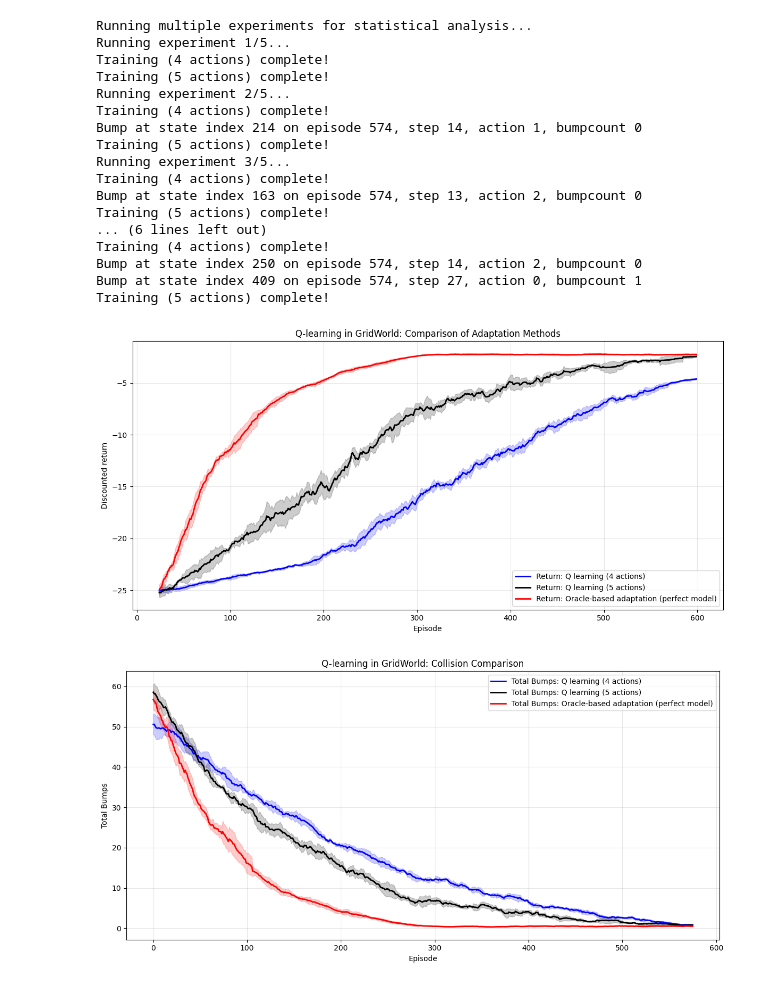
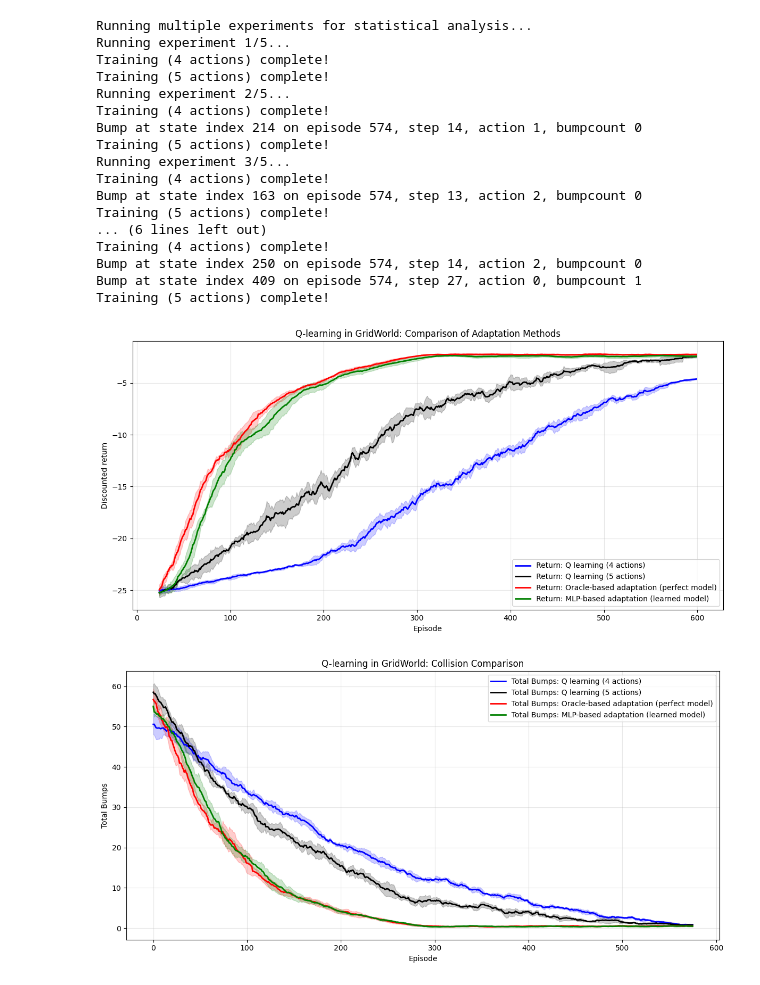
Before and after one commit to thongds/paper, a Jupyter notebook: deterministic_trans/main.ipynb, the cells around one changed output. Cells and saved outputs as stored; diff of their text form; code cells hidden in the pictures.

```diff
--- a/deterministic_trans/main.ipynb
+++ b/deterministic_trans/main.ipynb
@@ -85,7 +85,6 @@ def run_multiple_experiments(n_runs=5, base_seed=123):
     all_bumps5mlp = []
     all_bumps5ignore = []
 
-
     for run in range(n_runs):
         current_seed = base_seed + run * 42
         # Reset random seeds
@@ -103,6 +102,13 @@ def run_multiple_experiments(n_runs=5, base_seed=123):
         all_returns4.append(results_plain['returns'])
         all_bumps4.append(results_plain['bumps'])
 
+        # 4. MLP Q-learning with learned model
+        mlp_agent = MLPQLearningAgent(grid_world = grid_world, n_actions = 5, episodes = EPISODES, base_q_table=copy.deepcopy(agent_plain_4_action.Q), seed=current_seed)
+        mlp_agent.train_with_learned_model(ACTIONS_5, epsilon_greedy, copy.deepcopy(agent_plain_4_action.Q))
+        mlp_results = mlp_agent.get_results(moving_average)
+        all_returns5mlp.append(mlp_results['returns'])
+        all_bumps5mlp.append(mlp_results['bumps'])
+
         oracle_agent_run = OracleQLearningAgent(grid_world = grid_world, n_actions = 5, episodes = EPISODES, base_q_table=copy.deepcopy(agent_plain_4_action.Q), seed=current_seed)
         oracle_agent_run.train_with_oracle(ACTIONS_5, epsilon_greedy, oracle_model)
         oracle_results_run = oracle_agent_run.get_results(moving_average)
@@ -114,8 +120,6 @@ def run_multiple_experiments(n_runs=5, base_seed=123):
         results_plain = agent_plain.get_results(moving_average)
         all_returns5plain.append(results_plain['returns'])
         all_bumps5plain.append(results_plain['bumps'])
-
-
 
     # Calculate statistics
     all_returns4 = np.array(all_returns4)
@@ -134,21 +138,25 @@ def run_multiple_experiments(n_runs=5, base_seed=123):
     all_ret_ma4 = np.array([moving_average(returns, w=ma_w) for returns in all_returns4])
     all_ret_ma5plain = np.array([moving_average(returns, w=ma_w) for returns in all_returns5plain])
     all_ret_ma5oracle = np.array([moving_average(returns, w=ma_w) for returns in all_returns5oracle])
+    all_ret_ma5mlp = np.array([moving_average(returns, w=ma_w) for returns in all_returns5mlp])
 
     all_bumps4_avg = np.array([moving_average(bumps, w=ma_w) for bumps in all_bumps4])
     all_bumps5plain_avg = np.array([moving_average(bumps, w=ma_w) for bumps in all_bumps5plain])
     all_bumps5oracle_avg = np.array([moving_average(bumps, w=ma_w) for bumps in all_bumps5oracle])
+    all_bumps5mlp_avg = np.array([moving_average(bumps, w=ma_w) for bumps in all_bumps5mlp])
 
     return {
         'returns': {
             '4_actions': {'mean': np.mean(all_ret_ma4, axis=0), 'std': np.std(all_ret_ma4, axis=0)},
             '5_plain': {'mean': np.mean(all_ret_ma5plain, axis=0), 'std': np.std(all_ret_ma5plain, axis=0)},
             '5_oracle': {'mean': np.mean(all_ret_ma5oracle, axis=0), 'std': np.std(all_ret_ma5oracle, axis=0)},
+            '5_mlp': {'mean': np.mean(all_ret_ma5mlp, axis=0), 'std': np.std(all_ret_ma5mlp, axis=0)},
         },
         'bumps': {
             '4_actions': {'mean': np.mean(all_bumps4_avg, axis=0), 'std': np.std(all_bumps4_avg, axis=0)},
             '5_plain': {'mean': np.mean(all_bumps5plain_avg, axis=0), 'std': np.std(all_bumps5plain_avg, axis=0)},
             '5_oracle': {'mean': np.mean(all_bumps5oracle_avg, axis=0), 'std': np.std(all_bumps5oracle_avg, axis=0)},
+            '5_mlp': {'mean': np.mean(all_bumps5mlp_avg, axis=0), 'std': np.std(all_bumps5mlp_avg, axis=0)},
         }
     }
 
@@ -172,6 +180,7 @@ def plot_with_shaded_errors(stats, figsize=(12, 6)):
         ('4_actions', 'Q learning (4 actions)', 'blue'),
         ('5_plain', 'Q learning (5 actions)', 'black'),
         ('5_oracle', 'Oracle-based adaptation (perfect model)', 'red'),
+        ('5_mlp', 'MLP-based adaptation (learned model)', 'green'),
     ]
 
     for method_key, label, color in methods:
@@ -210,32 +219,32 @@ def plot_with_shaded_errors(stats, figsize=(12, 6)):
                         color=color, alpha=0.2)
 
     plt.xlabel('Episode')
     plt.ylabel('Total Bumps')
     plt.title('Q-learning in GridWorld: Collision Comparison')
     plt.legend()
     plt.grid(True, alpha=0.3)
     plt.tight_layout()
     plt.show()
 
 # Plot the results with shaded error bars
 plot_with_shaded_errors(stats)
 # %% [output]
 Running multiple experiments for statistical analysis...
 Running experiment 1/5...
 Training (4 actions) complete!
 Training (5 actions) complete!
 Running experiment 2/5...
 Training (4 actions) complete!
 Bump at state index 214 on episode 574, step 14, action 1, bumpcount 0
 Training (5 actions) complete!
 Running experiment 3/5...
 Training (4 actions) complete!
 Bump at state index 163 on episode 574, step 13, action 2, bumpcount 0
 Training (5 actions) complete!
 ... (6 lines left out)
 Training (4 actions) complete!
 Bump at state index 250 on episode 574, step 14, action 2, bumpcount 0
 Bump at state index 409 on episode 574, step 27, action 0, bumpcount 1
 Training (5 actions) complete!
-[figure, old version]
+[figure, new version]
-[figure, old version]
+[figure, new version]
```
Also changed, not shown: 1 other file.
